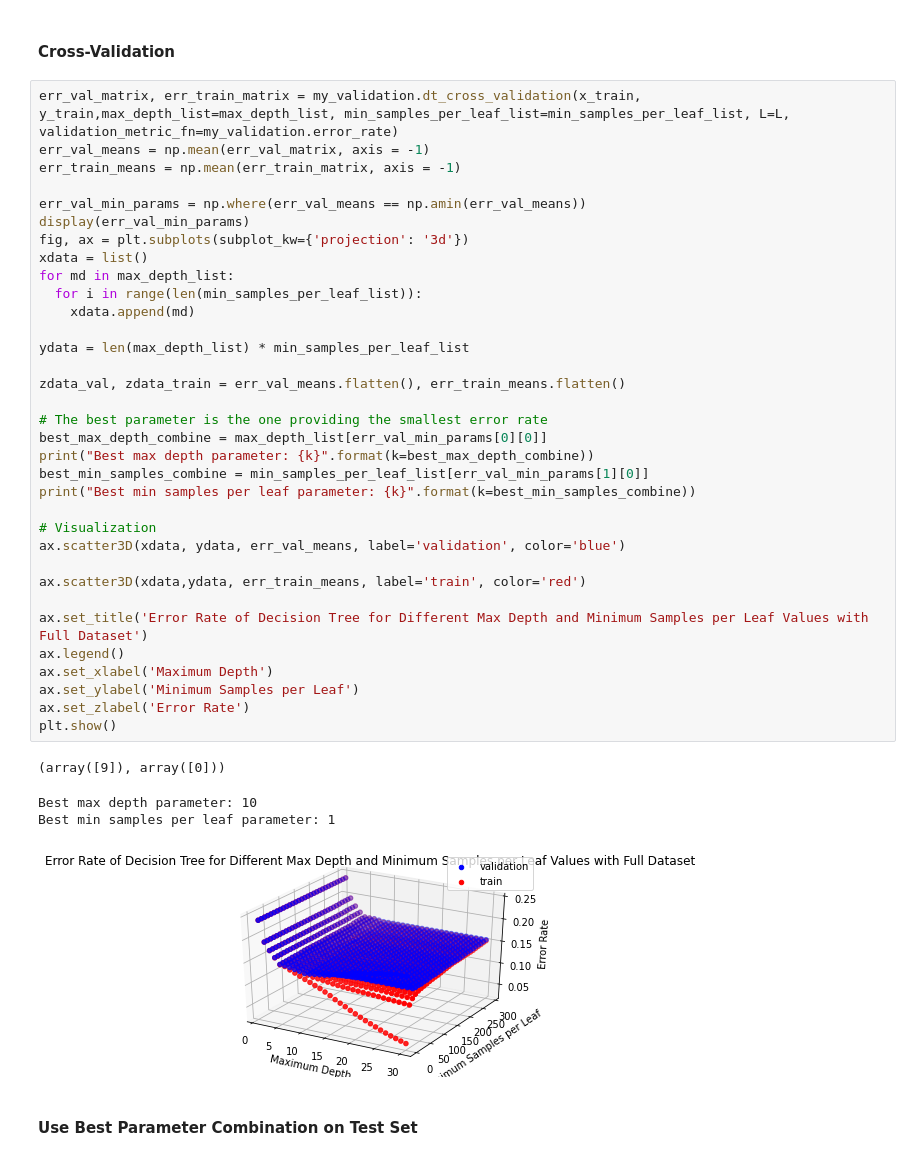
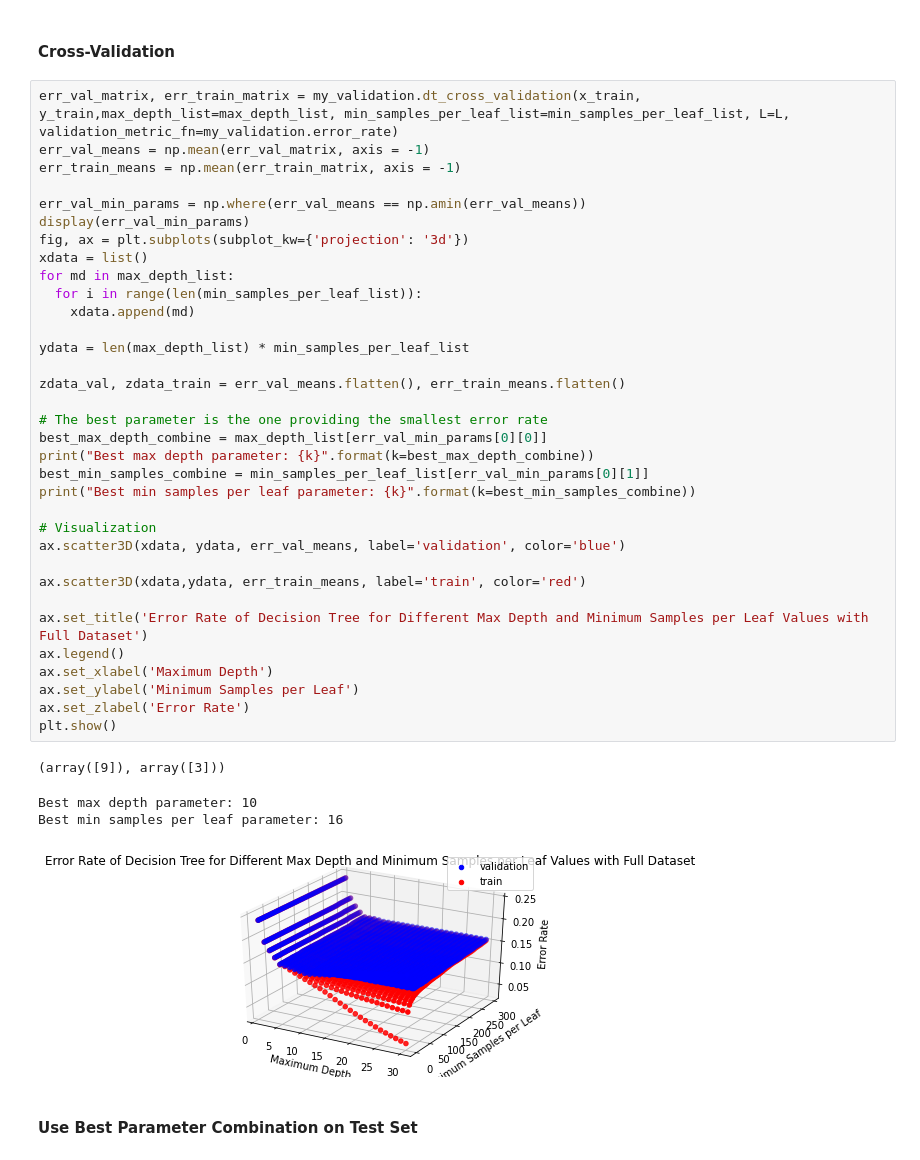
Before and after one commit to chrismartel/COMP551, a Jupyter notebook: projects/p1/adult_salary.ipynb, the cells around one changed output. Cells and saved outputs as stored; diff of their text form.

Commit message:
Final Plots and Results

```diff
--- a/projects/p1/adult_salary.ipynb
+++ b/projects/p1/adult_salary.ipynb
@@ -606,37 +612,37 @@ err_train_means = np.mean(err_train_matrix, axis = -1)
 err_val_min_params = np.where(err_val_means == np.amin(err_val_means))
 display(err_val_min_params)
 fig, ax = plt.subplots(subplot_kw={'projection': '3d'})
 xdata = list()
 for md in max_depth_list:
   for i in range(len(min_samples_per_leaf_list)):
     xdata.append(md)
 
 ydata = len(max_depth_list) * min_samples_per_leaf_list
 
 zdata_val, zdata_train = err_val_means.flatten(), err_train_means.flatten()
 
 # The best parameter is the one providing the smallest error rate
 best_max_depth_combine = max_depth_list[err_val_min_params[0][0]]
 print("Best max depth parameter: {k}".format(k=best_max_depth_combine))
-best_min_samples_combine = min_samples_per_leaf_list[err_val_min_params[1][0]]
+best_min_samples_combine = min_samples_per_leaf_list[err_val_min_params[0][1]]
 print("Best min samples per leaf parameter: {k}".format(k=best_min_samples_combine))
 
 # Visualization
 ax.scatter3D(xdata, ydata, err_val_means, label='validation', color='blue')
 
 ax.scatter3D(xdata,ydata, err_train_means, label='train', color='red')
 
 ax.set_title('Error Rate of Decision Tree for Different Max Depth and Minimum Samples per Leaf Values with Full Dataset')
 ax.legend()
 ax.set_xlabel('Maximum Depth')
 ax.set_ylabel('Minimum Samples per Leaf')
 ax.set_zlabel('Error Rate')
 plt.show()
 # %% [output]
-(array([9]), array([0]))
+(array([9]), array([3]))
 Best max depth parameter: 10
-Best min samples per leaf parameter: 1
+Best min samples per leaf parameter: 16
-[figure, old version]
+[figure, new version]
 # %% [markdown]
 #### Use Best Parameter Combination on Test Set
 # %%
```
Also changed, not shown: parts of 6 cells of this notebook.
